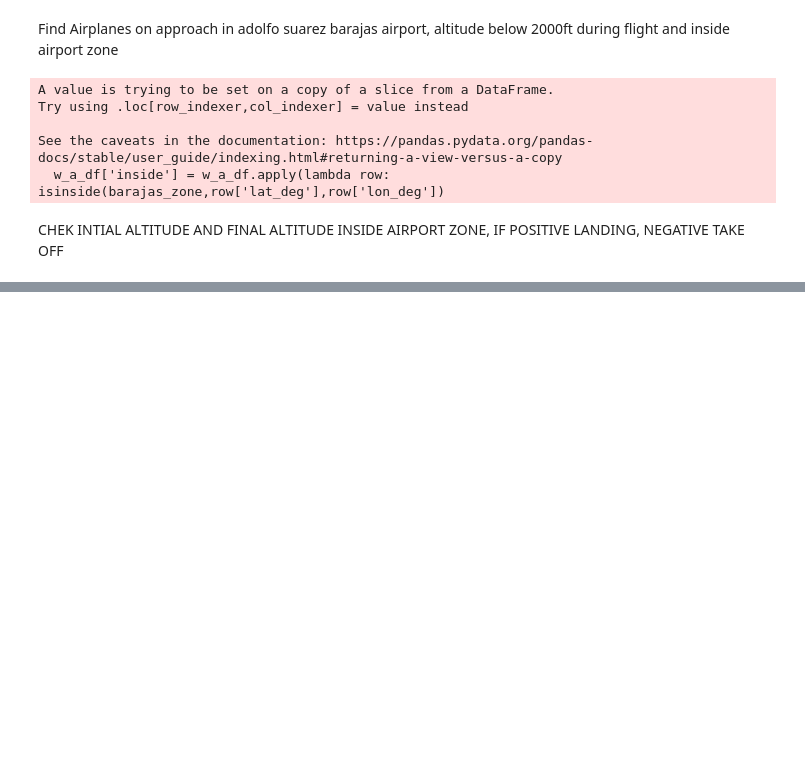
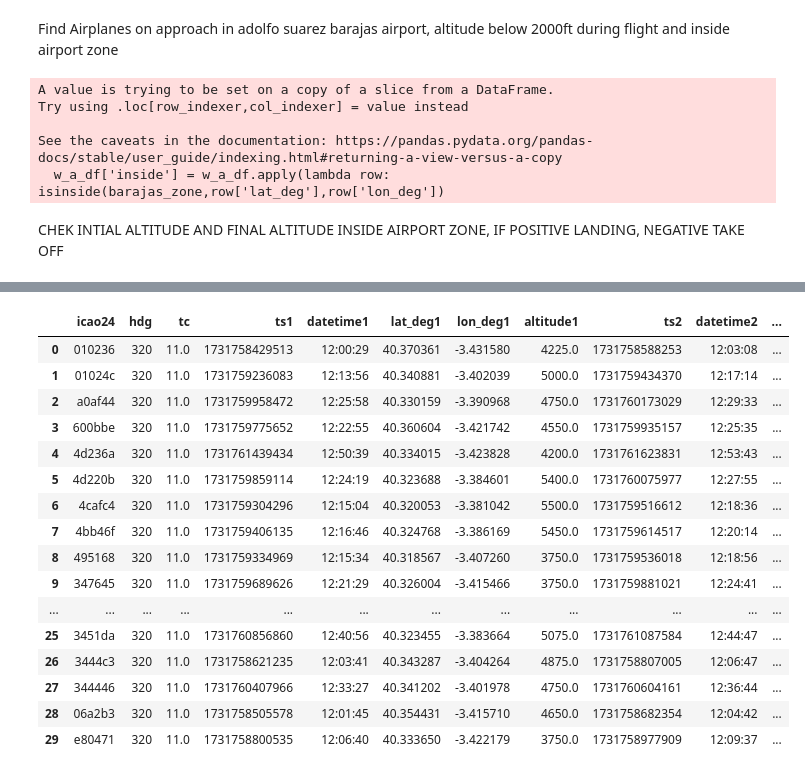
Before and after one commit to Raherol/Fly-by-coders, a Jupyter notebook: Hackathon/hackaton.ipynb, the cells around one changed output, grey strips where cells are left out. Saved outputs shown, nothing was run; the diff lists cells and outputs as text; code cells hidden in the pictures; blank space fills up the shorter version.

```diff
--- a/Hackathon/hackaton.ipynb
+++ b/Hackathon/hackaton.ipynb
@@ -338,0 +160,60 @@ landing_df[(landing_df.icao24=='347307')&(landing_df.bds=='65')]
+# %%
+codes = model_df.icao24.value_counts().index.tolist()
+data = []
+col = ['icao24','hdg','tc','ts1','datetime1','lat_deg1','lon_deg1','altitude1','ts2','datetime2','lat_deg2','lon_deg2','altitude2']
+for i in codes:
+    tmp = model_df[model_df.icao24==i].sort_values(by='ts')
+    ini = tmp.iloc[0]
+    fin = tmp.iloc[1]
+    data.append([ini.icao24, ini.hdg, ini.tc, ini.ts, ini.datetime, ini.lat_deg, ini.lon_deg, ini.altitude,
+                                              fin.ts, fin.datetime, fin.lat_deg, fin.lon_deg, fin.altitude])
+
+    model_final = pd.DataFrame(data,columns=col)
+model_final['dif_t'] = model_final.ts2-model_final.ts1
+# %%
+def feet_to_meters(f):
+    return f*0.3048
+
+def distance(altitude,tc,point1,point2):
+    is_alt_in_meters = True
+    if 9 <= tc <= 18:
+         is_alt_in_meters = False
+    altitude_point = altitude if is_alt_in_meters else feet_to_meters(altitude)
+    distance_2d = haversine_distance(point1, point2)
+    distance_3d = math.sqrt(altitude_point*altitude_point + distance_2d*distance_2d)
+    return distance_2d
+
+model_final['distance_3d'] = model_final.apply(lambda x: distance(x.altitude1,x.tc,(x.lat_deg1,x.lon_deg1),
+                                                                  (x.lat_deg2,x.lon_deg2)),axis=1)
+model_final['dif_t'] = model_final['dif_t']/1000 #ms to s
+model_final['gs'] = model_final['distance_3d']/model_final['dif_t'] #m/s
+# %%
+wake_flights_list = df[(df.bds=='08')&(df.wake_vortex.isin(vortex.id.tolist()))]
+# %%
+ids = model_final.icao24.value_counts().index.tolist()
+fin_wake = wake_flights_list[['icao24','wake_vortex']].drop_duplicates()
+fin_wake = fin_wake[fin_wake.icao24.isin(ids)]
+fin_wake['code'] = fin_wake.apply(lambda x: vortex[vortex.id==x.wake_vortex].code.iloc[0],axis=1)
+
+model_final['wake_code'] = model_final.apply(lambda x: fin_wake[fin_wake.icao24 == x.icao24].code.iloc[0] ,axis=1)
+model_final.to_csv("outputs/model_final.csv", index=False)
+# %%
+model_final
+# %% [output]
+|  | icao24 | hdg | tc | ts1 | datetime1 | lat_deg1 | lon_deg1 | altitude1 | ts2 | datetime2 | ... |
+| 0 | 010236 | 320 | 11.0 | 1731758429513 | 12:00:29 | 40.370361 | -3.431580 | 4225.0 | 1731758588253 | 12:03:08 | ... |
+| 1 | 01024c | 320 | 11.0 | 1731759236083 | 12:13:56 | 40.340881 | -3.402039 | 5000.0 | 1731759434370 | 12:17:14 | ... |
+| 2 | a0af44 | 320 | 11.0 | 1731759958472 | 12:25:58 | 40.330159 | -3.390968 | 4750.0 | 1731760173029 | 12:29:33 | ... |
+| 3 | 600bbe | 320 | 11.0 | 1731759775652 | 12:22:55 | 40.360604 | -3.421742 | 4550.0 | 1731759935157 | 12:25:35 | ... |
+| 4 | 4d236a | 320 | 11.0 | 1731761439434 | 12:50:39 | 40.334015 | -3.423828 | 4200.0 | 1731761623831 | 12:53:43 | ... |
+| 5 | 4d220b | 320 | 11.0 | 1731759859114 | 12:24:19 | 40.323688 | -3.384601 | 5400.0 | 1731760075977 | 12:27:55 | ... |
+| 6 | 4cafc4 | 320 | 11.0 | 1731759304296 | 12:15:04 | 40.320053 | -3.381042 | 5500.0 | 1731759516612 | 12:18:36 | ... |
+| 7 | 4bb46f | 320 | 11.0 | 1731759406135 | 12:16:46 | 40.324768 | -3.386169 | 5450.0 | 1731759614517 | 12:20:14 | ... |
+| 8 | 495168 | 320 | 11.0 | 1731759334969 | 12:15:34 | 40.318567 | -3.407260 | 3750.0 | 1731759536018 | 12:18:56 | ... |
+| 9 | 347645 | 320 | 11.0 | 1731759689626 | 12:21:29 | 40.326004 | -3.415466 | 3750.0 | 1731759881021 | 12:24:41 | ... |
+| ... | ... | ... | ... | ... | ... | ... | ... | ... | ... | ... | ... |
+| 25 | 3451da | 320 | 11.0 | 1731760856860 | 12:40:56 | 40.323455 | -3.383664 | 5075.0 | 1731761087584 | 12:44:47 | ... |
+| 26 | 3444c3 | 320 | 11.0 | 1731758621235 | 12:03:41 | 40.343287 | -3.404264 | 4875.0 | 1731758807005 | 12:06:47 | ... |
+| 27 | 344446 | 320 | 11.0 | 1731760407966 | 12:33:27 | 40.341202 | -3.401978 | 4750.0 | 1731760604161 | 12:36:44 | ... |
+| 28 | 06a2b3 | 320 | 11.0 | 1731758505578 | 12:01:45 | 40.354431 | -3.415710 | 4650.0 | 1731758682354 | 12:04:42 | ... |
+| 29 | e80471 | 320 | 11.0 | 1731758800535 | 12:06:40 | 40.333650 | -3.422179 | 3750.0 | 1731758977909 | 12:09:37 | ... |
```
Also changed, not shown: parts of 36 cells of this notebook, 3 other files.
